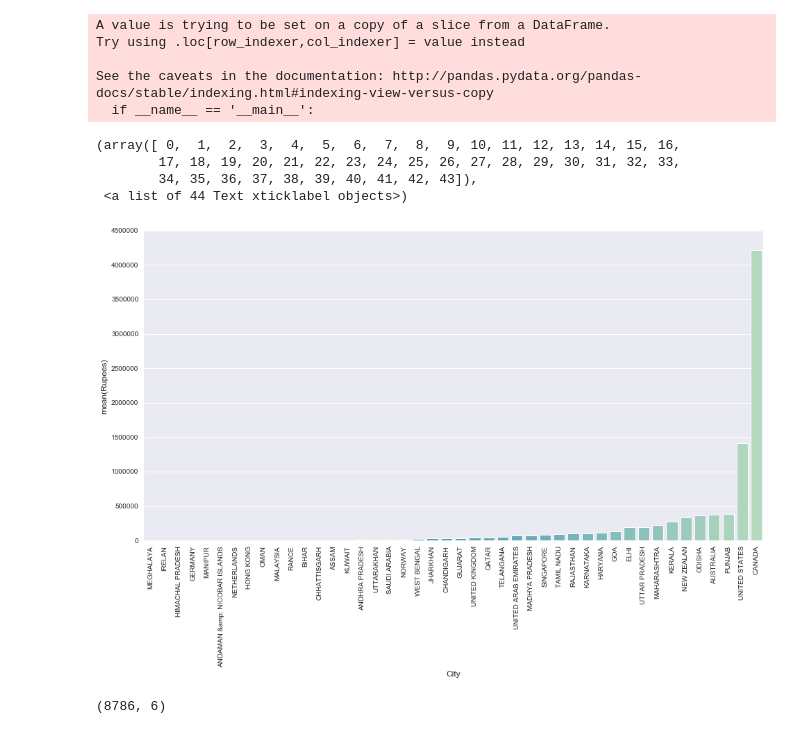
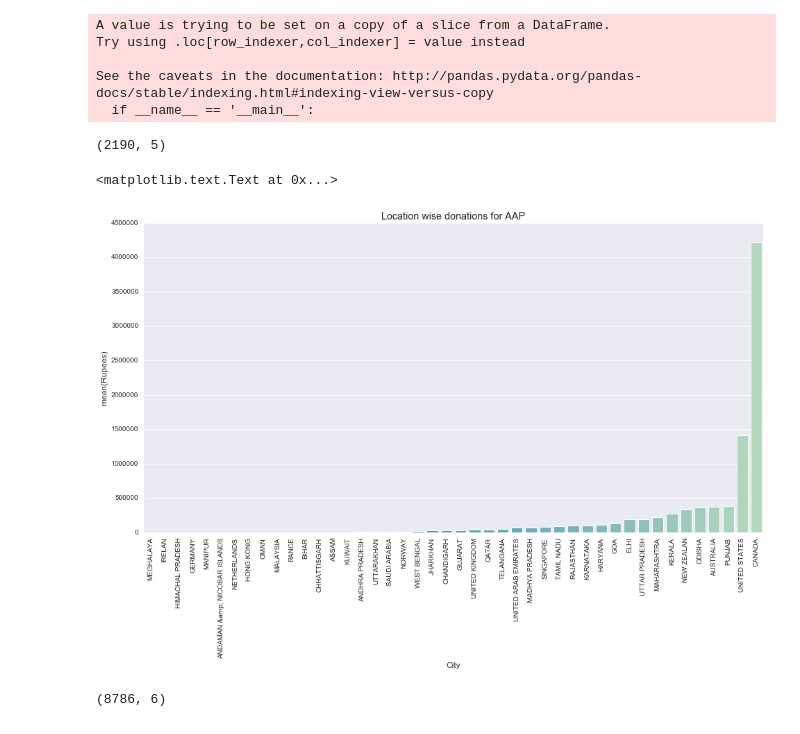
Before and after one commit to nk1877/Miscellaneous-, a Jupyter notebook: Donations.ipynb, the cells around one changed output. Saved outputs shown, nothing was run; the diff lists cells and outputs as text; code cells hidden in the pictures.

```diff
--- a/Donations.ipynb
+++ b/Donations.ipynb
@@ -80,6 +80,10 @@ Try using .loc[row_indexer,col_indexer] = value instead
 
 See the caveats in the documentation: http://pandas.pydata.org/pandas-docs/stable/indexing.html#indexing-view-versus-copy
   if __name__ == '__main__':
+# %%
+dfnew.shape
+# %% [output]
+(2190, 5)
 # %%
 aap_city=dfnew.groupby('City').sum().reset_index()
 # %%
@@ -87,14 +91,12 @@ aap_city=aap_city.sort('Rupees')
 # %%
 sns.set_style("darkgrid")
 plt.figure(figsize=(16,8))
 sns.barplot(x='City',y='Rupees',data=aap_city,palette="GnBu_d")
 plt.xticks(rotation=90)
+plt.title("Location wise donations for AAP")
 # %% [output]
-(array([ 0,  1,  2,  3,  4,  5,  6,  7,  8,  9, 10, 11, 12, 13, 14, 15, 16,
-        17, 18, 19, 20, 21, 22, 23, 24, 25, 26, 27, 28, 29, 30, 31, 32, 33,
-        34, 35, 36, 37, 38, 39, 40, 41, 42, 43]),
- <a list of 44 Text xticklabel objects>)
+<matplotlib.text.Text at 0x...>
-[figure, old version]
+[figure, new version]
 # %%
 ## Accessing BJP Data from BJP website
 # %%
```
Also changed, not shown: parts of 1 cell of this notebook.
